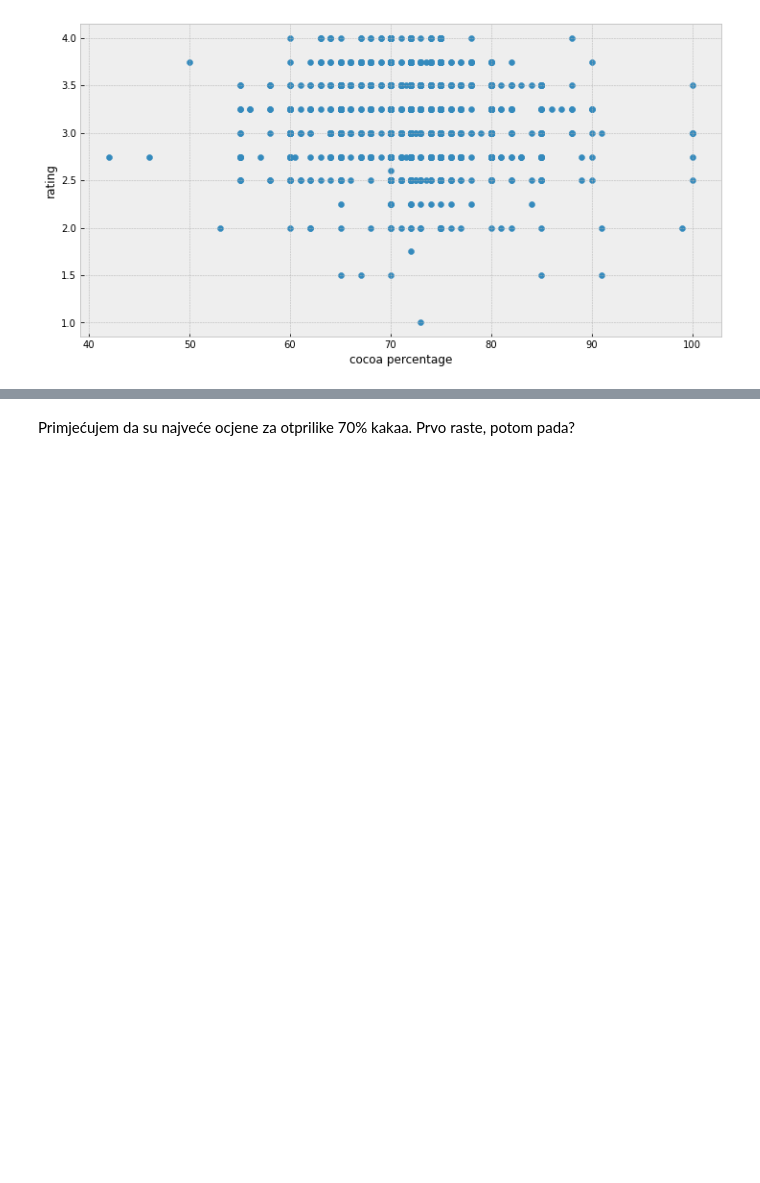
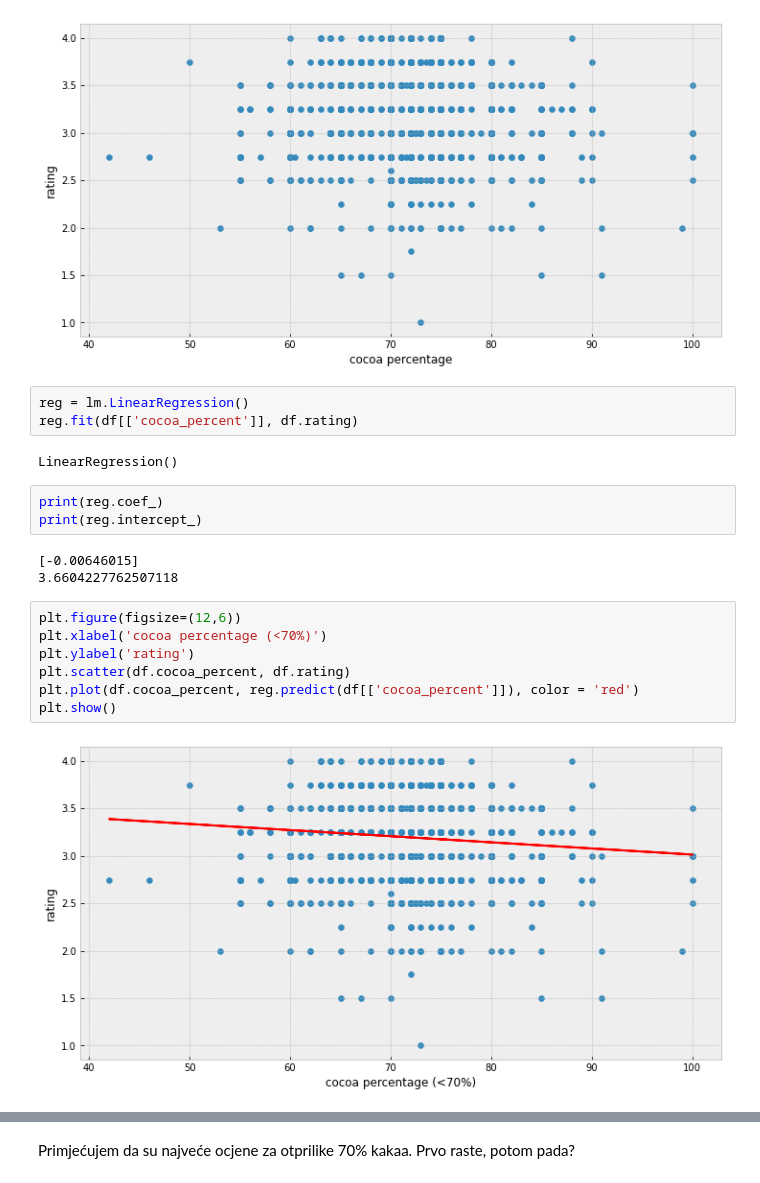
Before and after one commit to avirovicmarin/zavrsni_rad, a Jupyter notebook: regresija.ipynb, the cells around one changed output, grey strips where cells are left out. Drawn from its saved outputs; the diff is of its cells as text; blank space fills up the shorter version.

```diff
--- a/regresija.ipynb
+++ b/regresija.ipynb
@@ -35,3 +36,23 @@ plt.scatter(df.cocoa_percent, df.rating)
 plt.show()
 # %% [output]
 [figure]
+# %%
+reg = lm.LinearRegression()
+reg.fit(df[['cocoa_percent']], df.rating)
+# %% [output]
+LinearRegression()
+# %%
+print(reg.coef_)
+print(reg.intercept_)
+# %% [output]
+[-0.00646015]
+3.6604227762507118
+# %%
+plt.figure(figsize=(12,6))
+plt.xlabel('cocoa percentage (<70%)')
+plt.ylabel('rating')
+plt.scatter(df.cocoa_percent, df.rating)
+plt.plot(df.cocoa_percent, reg.predict(df[['cocoa_percent']]), color = 'red')
+plt.show()
+# %% [output]
+[figure, added]
```
Also changed, not shown: parts of 31 cells of this notebook.
